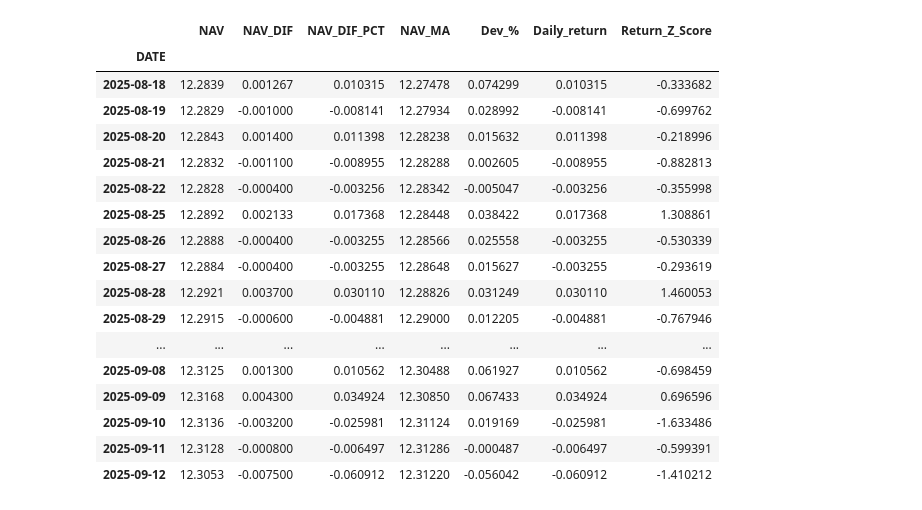
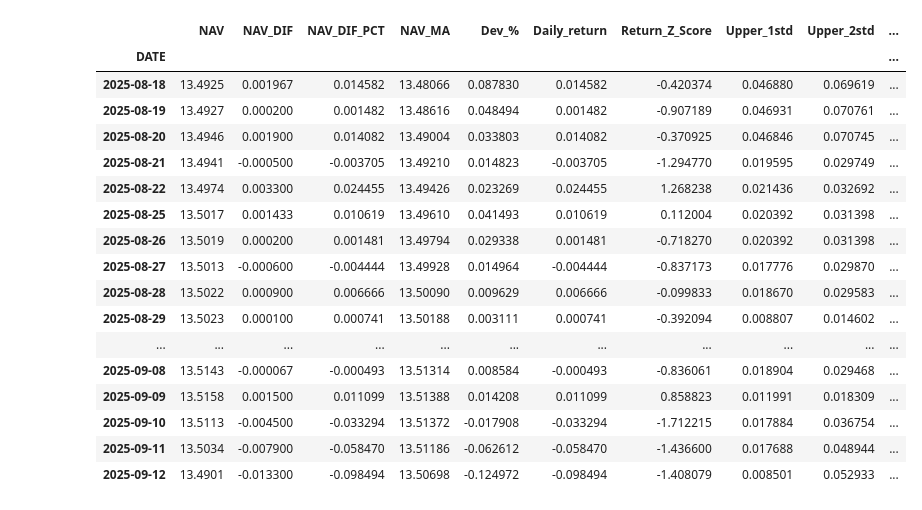
Before and after one commit to jbrucker/mm-analyzer, a Jupyter notebook: mm_trends.ipynb, the cells around one changed output. Cells and saved outputs as stored; diff of their text form; code cells hidden in the pictures.

```diff
--- a/mm_trends.ipynb
+++ b/mm_trends.ipynb
@@ -6,11 +23,22 @@ from sklearn.linear_model import LinearRegression
 # %%
-# Load data from CSV.  Keep only the columns named "DATE" and "NAV"
+# Specify the name of a CSV file containing nav (price) data and dates.
+# First line should be comment line naming the fields, and should include
+# field names "DATE" and "NAV".
+
 FILENAME = "KKP-ACT-FIXED.csv"
-# FILENAME = "BFIXED-20250912.csv"
+
+FILENAME = "BFIXED-20250912.csv"
 
 # How many days of data to use?
+# Using more data can help you see historical outliers,
+# but means that linear regression may not fit the current trend well.
 NUM_DAYS = 180
 
+# A descriptive name displayed on plots, e.g. the fund name.
+# You can replace this with a string literal, e.g. DESCRIPTION = "KKP Active Fixed"
+DESCRIPTION = os.path.splitext(os.path.basename(FILENAME))[0]
+
+# Create a data frame, using only the columns labeled 'DATE' and 'NAV'
 df = pd.read_csv(FILENAME, usecols=["DATE","NAV"], parse_dates=["DATE"])
 # Remove unused columns is not needed. Use 'usecols=' instead.
 # df = df.drop(columns=["THAIDATE","Month"]).rename(columns={"DATE": "Date"})
@@ -75,40 +90,45 @@ df.tail(10)
 # %%
-# Z-scores and Bollinger Bands using daily returns
-# Same as above:
-days = df.index.to_series().diff().dt.days
+# Compute Z-scores and Bollinger Bands using daily returns
+
 # For Logarithmic returns use:
-# daily_return = np.log(df["NAV"] / df["NAV"].shift(1))
+# daily_return = np.log(df["NAV"] / df["NAV"].shift(1) / days)
 # For simple % differences use
 # daily_return = (df["NAV"] / df["NAV"].shift(1) - 1) * 100
 # This version accounts for number of elapsed calendar days between NAV data points
 daily_return = df["NAV_DIF_PCT"]
 # Window size (days) for rolling averages (or use same size as MA window)
 window = f"{window_size}D"
 rolling_mean = daily_return.rolling(window_size).mean()
 rolling_std = daily_return.rolling(window_size).std()
 
 df["Daily_return"] = daily_return
 df["Return_Z_Score"] = (daily_return - rolling_mean) / rolling_std
 
+# Bollinger Bands of Daily Returns
+df["Upper_1std"] = rolling_mean + 1 * rolling_std
+df["Upper_2std"] = rolling_mean + 2 * rolling_std
+df["Lower_1std"] = rolling_mean - 1 * rolling_std
+df["Lower_2std"] = rolling_mean - 2 * rolling_std
+
 df.tail(20)
 # %% [output]
-|  | NAV | NAV_DIF | NAV_DIF_PCT | NAV_MA | Dev_% | Daily_return | Return_Z_Score |
-| DATE |  |  |  |  |  |  |  |
-| 2025-08-18 | 12.2839 | 0.001267 | 0.010315 | 12.27478 | 0.074299 | 0.010315 | -0.333682 |
-| 2025-08-19 | 12.2829 | -0.001000 | -0.008141 | 12.27934 | 0.028992 | -0.008141 | -0.699762 |
-| 2025-08-20 | 12.2843 | 0.001400 | 0.011398 | 12.28238 | 0.015632 | 0.011398 | -0.218996 |
-| 2025-08-21 | 12.2832 | -0.001100 | -0.008955 | 12.28288 | 0.002605 | -0.008955 | -0.882813 |
-| 2025-08-22 | 12.2828 | -0.000400 | -0.003256 | 12.28342 | -0.005047 | -0.003256 | -0.355998 |
-| 2025-08-25 | 12.2892 | 0.002133 | 0.017368 | 12.28448 | 0.038422 | 0.017368 | 1.308861 |
-| 2025-08-26 | 12.2888 | -0.000400 | -0.003255 | 12.28566 | 0.025558 | -0.003255 | -0.530339 |
-| 2025-08-27 | 12.2884 | -0.000400 | -0.003255 | 12.28648 | 0.015627 | -0.003255 | -0.293619 |
-| 2025-08-28 | 12.2921 | 0.003700 | 0.030110 | 12.28826 | 0.031249 | 0.030110 | 1.460053 |
-| 2025-08-29 | 12.2915 | -0.000600 | -0.004881 | 12.29000 | 0.012205 | -0.004881 | -0.767946 |
-| ... | ... | ... | ... | ... | ... | ... | ... |
-| 2025-09-08 | 12.3125 | 0.001300 | 0.010562 | 12.30488 | 0.061927 | 0.010562 | -0.698459 |
-| 2025-09-09 | 12.3168 | 0.004300 | 0.034924 | 12.30850 | 0.067433 | 0.034924 | 0.696596 |
-| 2025-09-10 | 12.3136 | -0.003200 | -0.025981 | 12.31124 | 0.019169 | -0.025981 | -1.633486 |
-| 2025-09-11 | 12.3128 | -0.000800 | -0.006497 | 12.31286 | -0.000487 | -0.006497 | -0.599391 |
-| 2025-09-12 | 12.3053 | -0.007500 | -0.060912 | 12.31220 | -0.056042 | -0.060912 | -1.410212 |
+|  | NAV | NAV_DIF | NAV_DIF_PCT | NAV_MA | Dev_% | Daily_return | Return_Z_Score | Upper_1std | Upper_2std | ... |
+| DATE |  |  |  |  |  |  |  |  |  | ... |
+| 2025-08-18 | 13.4925 | 0.001967 | 0.014582 | 13.48066 | 0.087830 | 0.014582 | -0.420374 | 0.046880 | 0.069619 | ... |
+| 2025-08-19 | 13.4927 | 0.000200 | 0.001482 | 13.48616 | 0.048494 | 0.001482 | -0.907189 | 0.046931 | 0.070761 | ... |
+| 2025-08-20 | 13.4946 | 0.001900 | 0.014082 | 13.49004 | 0.033803 | 0.014082 | -0.370925 | 0.046846 | 0.070745 | ... |
+| 2025-08-21 | 13.4941 | -0.000500 | -0.003705 | 13.49210 | 0.014823 | -0.003705 | -1.294770 | 0.019595 | 0.029749 | ... |
+| 2025-08-22 | 13.4974 | 0.003300 | 0.024455 | 13.49426 | 0.023269 | 0.024455 | 1.268238 | 0.021436 | 0.032692 | ... |
+| 2025-08-25 | 13.5017 | 0.001433 | 0.010619 | 13.49610 | 0.041493 | 0.010619 | 0.112004 | 0.020392 | 0.031398 | ... |
+| 2025-08-26 | 13.5019 | 0.000200 | 0.001481 | 13.49794 | 0.029338 | 0.001481 | -0.718270 | 0.020392 | 0.031398 | ... |
+| 2025-08-27 | 13.5013 | -0.000600 | -0.004444 | 13.49928 | 0.014964 | -0.004444 | -0.837173 | 0.017776 | 0.029870 | ... |
+| 2025-08-28 | 13.5022 | 0.000900 | 0.006666 | 13.50090 | 0.009629 | 0.006666 | -0.099833 | 0.018670 | 0.029583 | ... |
+| 2025-08-29 | 13.5023 | 0.000100 | 0.000741 | 13.50188 | 0.003111 | 0.000741 | -0.392094 | 0.008807 | 0.014602 | ... |
+| ... | ... | ... | ... | ... | ... | ... | ... | ... | ... | ... |
+| 2025-09-08 | 13.5143 | -0.000067 | -0.000493 | 13.51314 | 0.008584 | -0.000493 | -0.836061 | 0.018904 | 0.029468 | ... |
+| 2025-09-09 | 13.5158 | 0.001500 | 0.011099 | 13.51388 | 0.014208 | 0.011099 | 0.858823 | 0.011991 | 0.018309 | ... |
+| 2025-09-10 | 13.5113 | -0.004500 | -0.033294 | 13.51372 | -0.017908 | -0.033294 | -1.712215 | 0.017884 | 0.036754 | ... |
+| 2025-09-11 | 13.5034 | -0.007900 | -0.058470 | 13.51186 | -0.062612 | -0.058470 | -1.436600 | 0.017688 | 0.048944 | ... |
+| 2025-09-12 | 13.4901 | -0.013300 | -0.098494 | 13.50698 | -0.124972 | -0.098494 | -1.408079 | 0.008501 | 0.052933 | ... |
 # %%
 # Plot NAV, SMA, and Bollinger Bands
```
Also changed, not shown: parts of 7 cells of this notebook, 4 other files.
